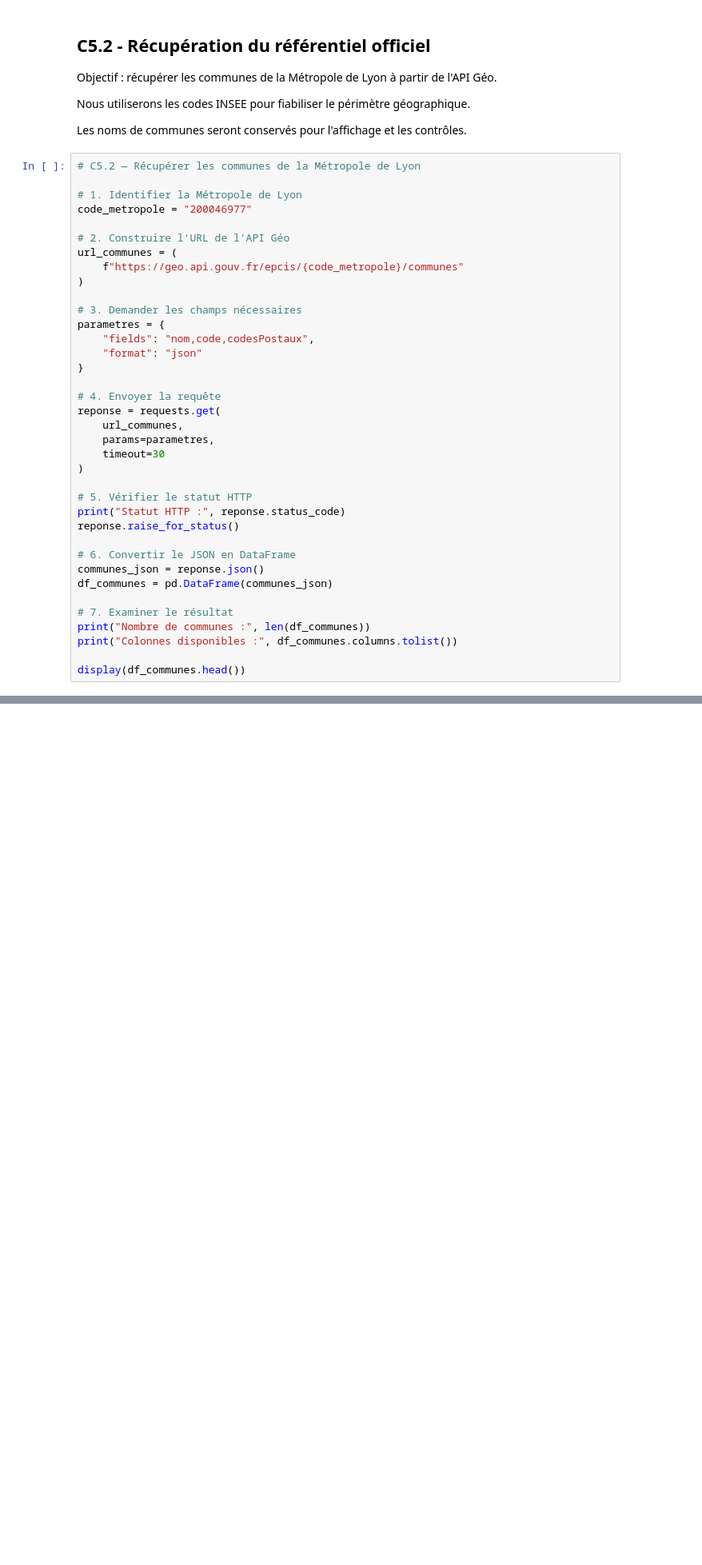
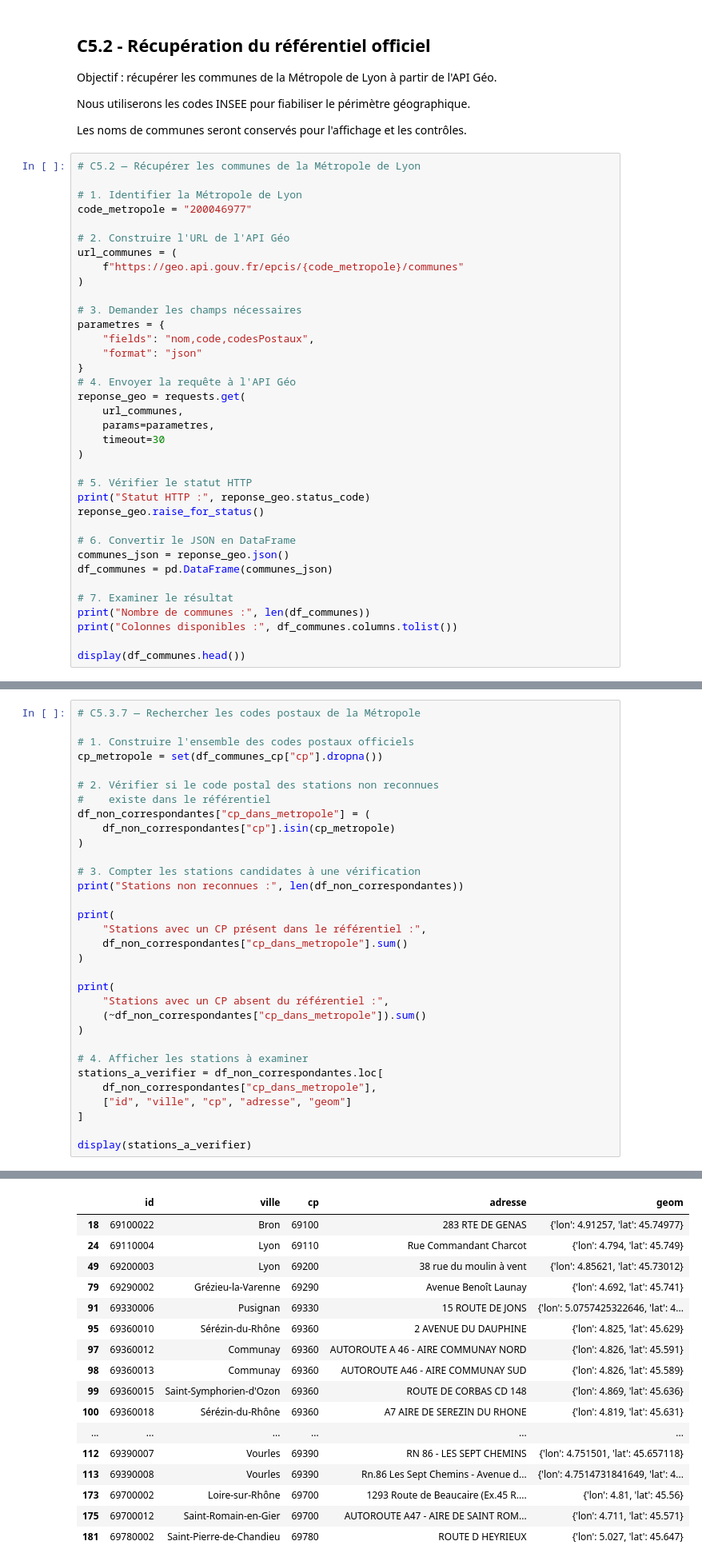
Before and after one commit to Josy-Bowie/optifleet-logistics, a Jupyter notebook: notebooks/01_collecte_api.ipynb, the cells around one changed output, grey strips where cells are left out. Shown at 80% size. Cells and saved outputs as stored; diff of their text form; blank space fills up the shorter version.

```diff
--- a/notebooks/01_collecte_api.ipynb
+++ b/notebooks/01_collecte_api.ipynb
@@ -1103,20 +1103,19 @@ parametres = {
     "fields": "nom,code,codesPostaux",
     "format": "json"
 }
-
-# 4. Envoyer la requête
-reponse = requests.get(
+# 4. Envoyer la requête à l'API Géo
+reponse_geo = requests.get(
     url_communes,
     params=parametres,
     timeout=30
 )
 
 # 5. Vérifier le statut HTTP
-print("Statut HTTP :", reponse.status_code)
-reponse.raise_for_status()
+print("Statut HTTP :", reponse_geo.status_code)
+reponse_geo.raise_for_status()
 
 # 6. Convertir le JSON en DataFrame
-communes_json = reponse.json()
+communes_json = reponse_geo.json()
 df_communes = pd.DataFrame(communes_json)
 
 # 7. Examiner le résultat
@@ -1166,0 +1597,33 @@ Doublons de codes INSEE : 0
+# %%
+# C5.3.7 — Rechercher les codes postaux de la Métropole
+
+# 1. Construire l'ensemble des codes postaux officiels
+cp_metropole = set(df_communes_cp["cp"].dropna())
+
+# 2. Vérifier si le code postal des stations non reconnues
+#    existe dans le référentiel
+df_non_correspondantes["cp_dans_metropole"] = (
+    df_non_correspondantes["cp"].isin(cp_metropole)
+)
+
+# 3. Compter les stations candidates à une vérification
+print("Stations non reconnues :", len(df_non_correspondantes))
+
+print(
+    "Stations avec un CP présent dans le référentiel :",
+    df_non_correspondantes["cp_dans_metropole"].sum()
+)
+
+print(
+    "Stations avec un CP absent du référentiel :",
+    (~df_non_correspondantes["cp_dans_metropole"]).sum()
+)
+
+# 4. Afficher les stations à examiner
+stations_a_verifier = df_non_correspondantes.loc[
+    df_non_correspondantes["cp_dans_metropole"],
+    ["id", "ville", "cp", "adresse", "geom"]
+]
+
+display(stations_a_verifier)
+# %% [output]
@@ -1166,0 +1633,17 @@ Doublons de codes INSEE : 0
+|  | id | ville | cp | adresse | geom |
+| 18 | 69100022 | Bron | 69100 | 283 RTE DE GENAS | {'lon': 4.91257, 'lat': 45.74977} |
+| 24 | 69110004 | Lyon | 69110 | Rue Commandant Charcot | {'lon': 4.794, 'lat': 45.749} |
+| 49 | 69200003 | Lyon | 69200 | 38 rue du moulin à vent | {'lon': 4.85621, 'lat': 45.73012} |
+| 79 | 69290002 | Grézieu-la-Varenne | 69290 | Avenue Benoît Launay | {'lon': 4.692, 'lat': 45.741} |
+| 91 | 69330006 | Pusignan | 69330 | 15 ROUTE DE JONS | {'lon': 5.0757425322646, 'lat': 4... |
+| 95 | 69360010 | Sérézin-du-Rhône | 69360 | 2 AVENUE DU DAUPHINE | {'lon': 4.825, 'lat': 45.629} |
+| 97 | 69360012 | Communay | 69360 | AUTOROUTE A 46 - AIRE COMMUNAY NORD | {'lon': 4.826, 'lat': 45.591} |
+| 98 | 69360013 | Communay | 69360 | AUTOROUTE A46 - AIRE COMMUNAY SUD | {'lon': 4.826, 'lat': 45.589} |
+| 99 | 69360015 | Saint-Symphorien-d'Ozon | 69360 | ROUTE DE CORBAS CD 148 | {'lon': 4.869, 'lat': 45.636} |
+| 100 | 69360018 | Sérézin-du-Rhône | 69360 | A7 AIRE DE SEREZIN DU RHONE | {'lon': 4.819, 'lat': 45.631} |
+| ... | ... | ... | ... | ... | ... |
+| 112 | 69390007 | Vourles | 69390 | RN 86 - LES SEPT CHEMINS | {'lon': 4.751501, 'lat': 45.657118} |
+| 113 | 69390008 | Vourles | 69390 | Rn.86 Les Sept Chemins - Avenue d... | {'lon': 4.7514731841649, 'lat': 4... |
+| 173 | 69700002 | Loire-sur-Rhône | 69700 | 1293 Route de Beaucaire (Ex.45 R.... | {'lon': 4.81, 'lat': 45.56} |
+| 175 | 69700012 | Saint-Romain-en-Gier | 69700 | AUTOROUTE A47 - AIRE DE SAINT ROM... | {'lon': 4.711, 'lat': 45.571} |
+| 181 | 69780002 | Saint-Pierre-de-Chandieu | 69780 | ROUTE D HEYRIEUX | {'lon': 5.027, 'lat': 45.647} |
```
Also changed, not shown: parts of 48 cells of this notebook.
